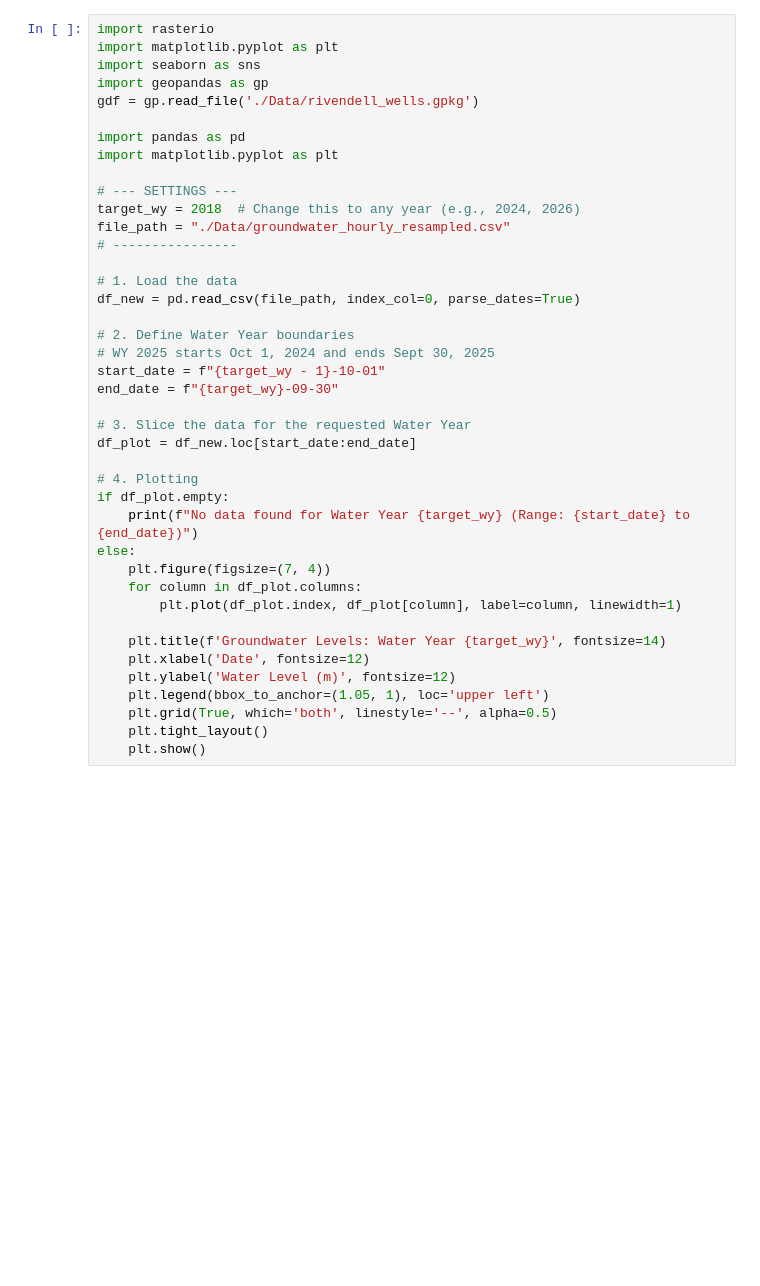
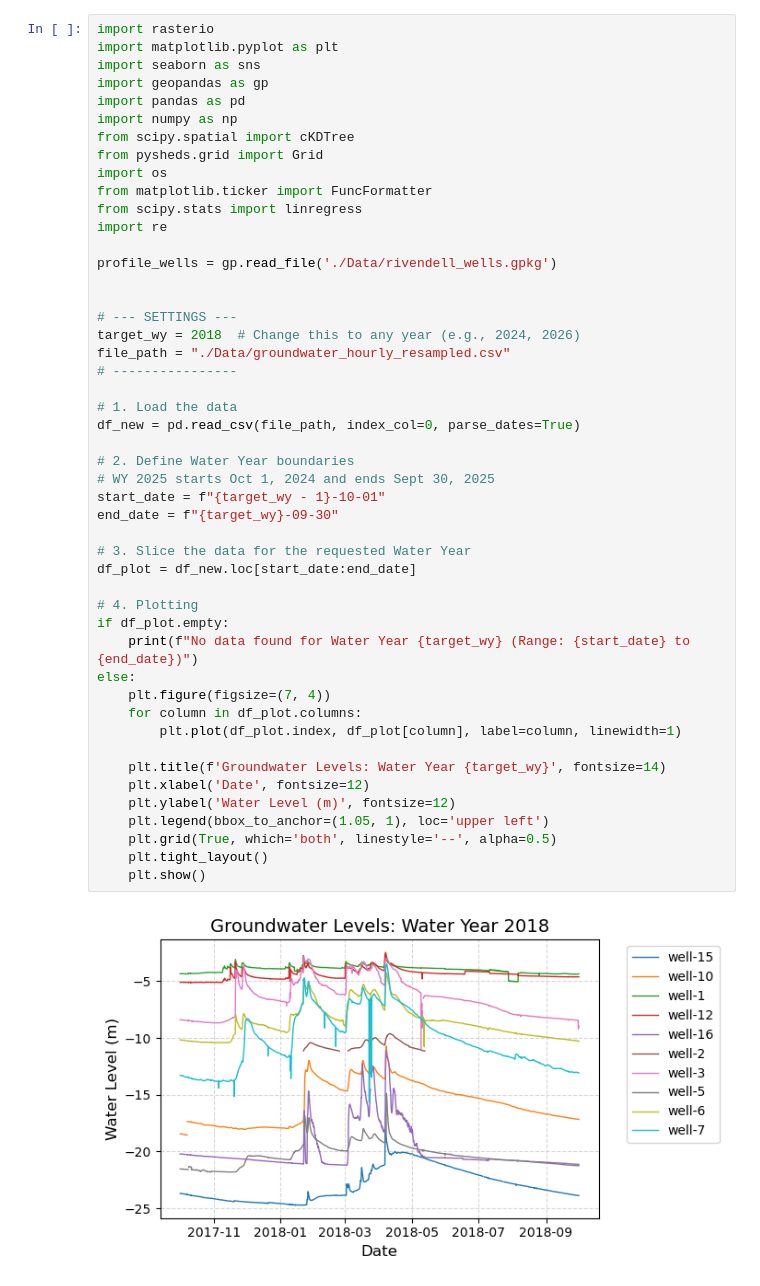
Before and after one commit to daviddralle/rivendell_groundwater, a Jupyter notebook: 03_groundwater_streamflow_analysis.ipynb, the cells around one changed output. Drawn from its saved outputs; the diff is of its cells as text; blank space fills up the shorter version.

```diff
--- a/03_groundwater_streamflow_analysis.ipynb
+++ b/03_groundwater_streamflow_analysis.ipynb
@@ -7,40 +7,49 @@ import rasterio
 import matplotlib.pyplot as plt
 import seaborn as sns
 import geopandas as gp
-gdf = gp.read_file('./Data/rivendell_wells.gpkg')
+import pandas as pd
+import numpy as np
+from scipy.spatial import cKDTree
+from pysheds.grid import Grid
+import os
+from matplotlib.ticker import FuncFormatter
+from scipy.stats import linregress
+import re
 
-import pandas as pd
-import matplotlib.pyplot as plt
+profile_wells = gp.read_file('./Data/rivendell_wells.gpkg')
+
 
 # --- SETTINGS ---
 target_wy = 2018  # Change this to any year (e.g., 2024, 2026)
 file_path = "./Data/groundwater_hourly_resampled.csv"
 # ----------------
 
 # 1. Load the data
 df_new = pd.read_csv(file_path, index_col=0, parse_dates=True)
 
 # 2. Define Water Year boundaries
 # WY 2025 starts Oct 1, 2024 and ends Sept 30, 2025
 start_date = f"{target_wy - 1}-10-01"
 end_date = f"{target_wy}-09-30"
 
 # 3. Slice the data for the requested Water Year
 df_plot = df_new.loc[start_date:end_date]
 
 # 4. Plotting
 if df_plot.empty:
     print(f"No data found for Water Year {target_wy} (Range: {start_date} to {end_date})")
 else:
     plt.figure(figsize=(7, 4))
     for column in df_plot.columns:
         plt.plot(df_plot.index, df_plot[column], label=column, linewidth=1)
 
     plt.title(f'Groundwater Levels: Water Year {target_wy}', fontsize=14)
     plt.xlabel('Date', fontsize=12)
     plt.ylabel('Water Level (m)', fontsize=12)
     plt.legend(bbox_to_anchor=(1.05, 1), loc='upper left')
     plt.grid(True, which='both', linestyle='--', alpha=0.5)
     plt.tight_layout()
     plt.show()
+# %% [output]
+[figure, added]
 # %%
```
Also changed, not shown: parts of 7 cells of this notebook, 9 other files.
